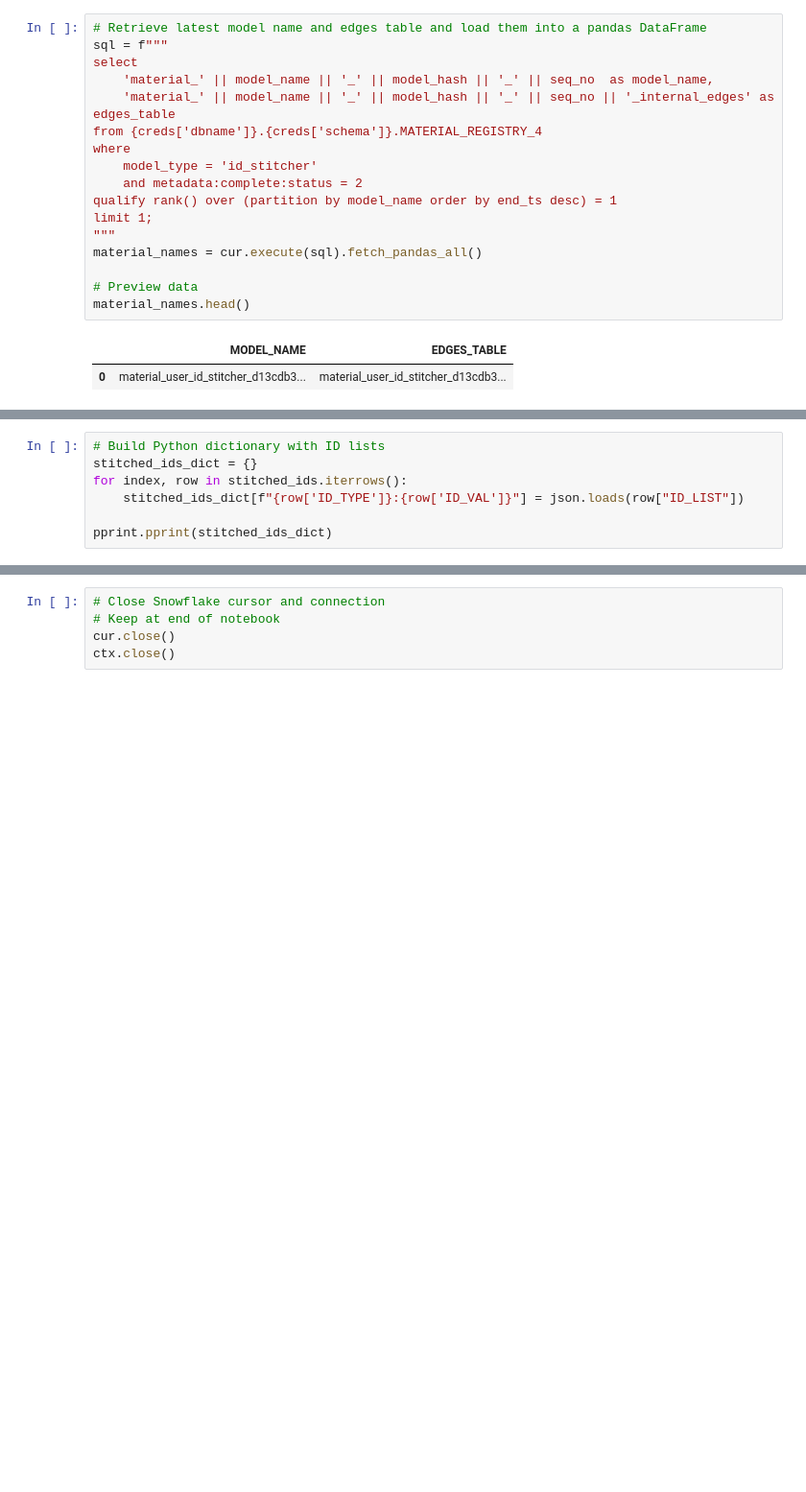
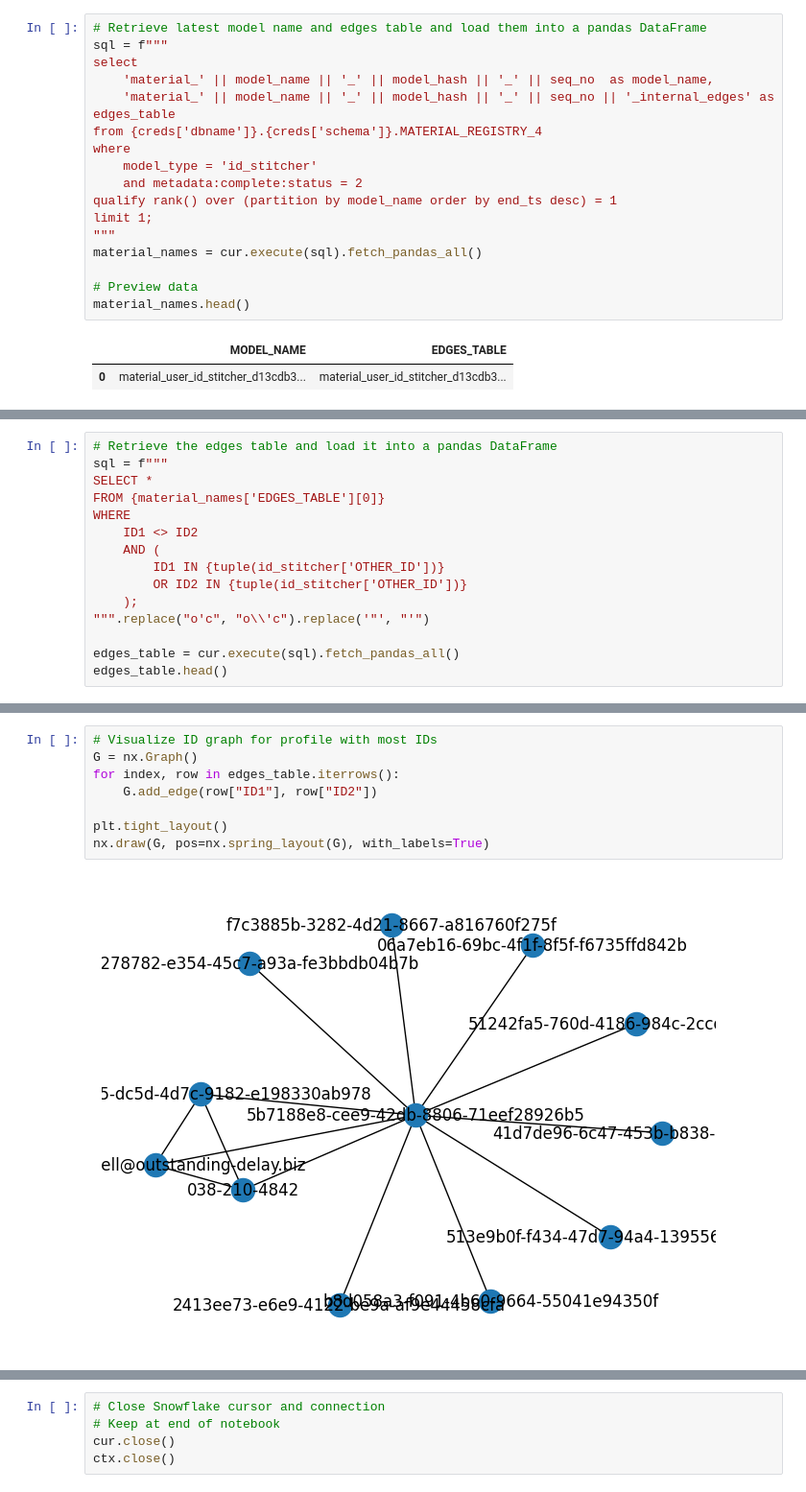
Before and after one commit to esadek/temp, a Jupyter notebook: notebooks/id_graph.ipynb, the cells around one changed output, grey strips where cells are left out. Shown at 96% size. Cells and saved outputs as stored; diff of their text form; blank space fills up the shorter version.

```diff
--- a/notebooks/id_graph.ipynb
+++ b/notebooks/id_graph.ipynb
@@ -285,7 +240,0 @@ stitched_ids.head(10)
-# %%
-# Build Python dictionary with ID lists
-stitched_ids_dict = {}
-for index, row in stitched_ids.iterrows():
-    stitched_ids_dict[f"{row['ID_TYPE']}:{row['ID_VAL']}"] = json.loads(row["ID_LIST"])
-
-pprint.pprint(stitched_ids_dict)
@@ -309,0 +270,15 @@ pprint.pprint(stitched_ids_dict)
+# %%
+# Retrieve the edges table and load it into a pandas DataFrame
+sql = f"""
+SELECT *
+FROM {material_names['EDGES_TABLE'][0]}
+WHERE
+    ID1 <> ID2
+    AND (
+        ID1 IN {tuple(id_stitcher['OTHER_ID'])}
+        OR ID2 IN {tuple(id_stitcher['OTHER_ID'])}
+    );
+""".replace("o'c", "o\\'c").replace('"', "'")
+
+edges_table = cur.execute(sql).fetch_pandas_all()
+edges_table.head()
@@ -309,0 +292,10 @@ pprint.pprint(stitched_ids_dict)
+# %%
+# Visualize ID graph for profile with most IDs
+G = nx.Graph()
+for index, row in edges_table.iterrows():
+    G.add_edge(row["ID1"], row["ID2"])
+
+plt.tight_layout()
+nx.draw(G, pos=nx.spring_layout(G), with_labels=True)
+# %% [output]
+[figure, added]
```
Also changed, not shown: parts of 13 cells of this notebook.
